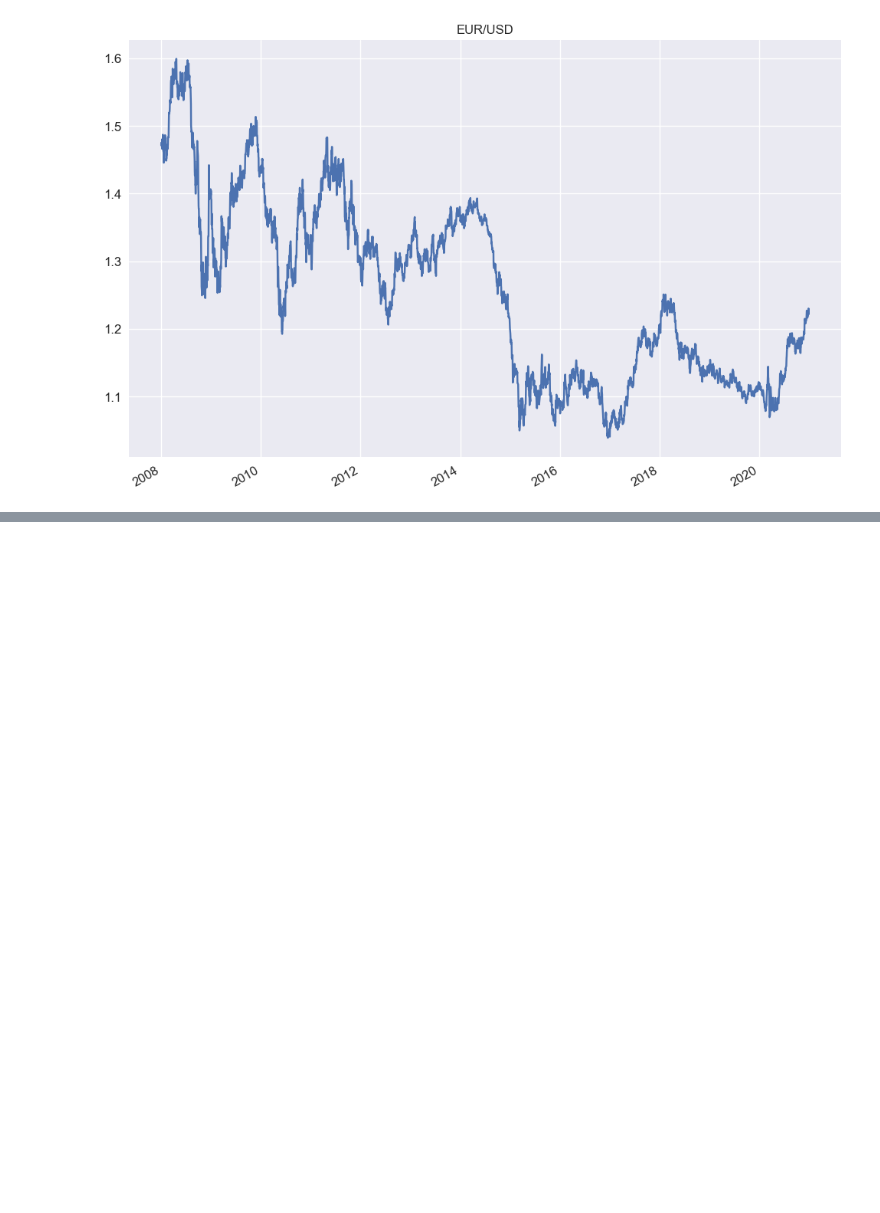
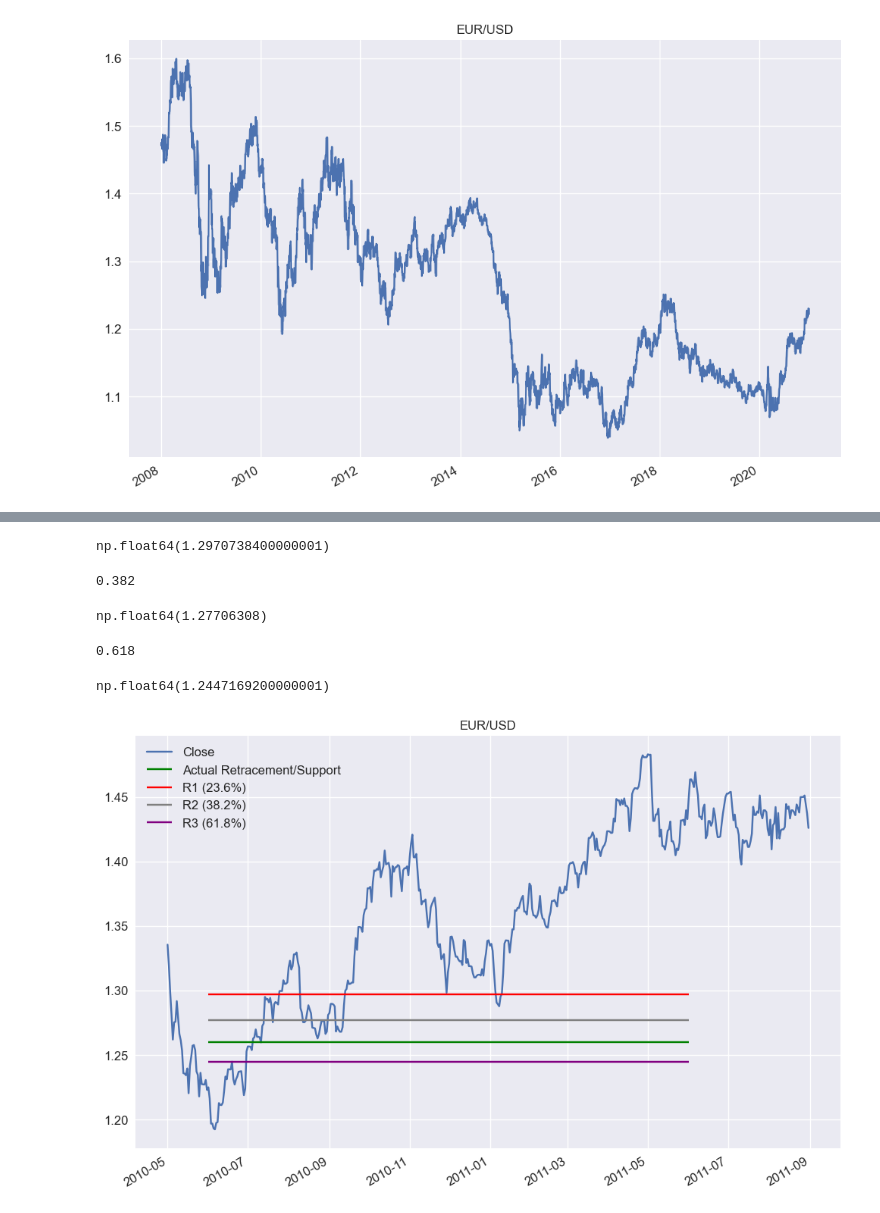
Before and after one commit to AvirukthGT/AlgoTrading, a Jupyter notebook: Fibonacci/Fibonacci.ipynb, the cells around one changed output, grey strips where cells are left out. Saved outputs shown, nothing was run; the diff lists cells and outputs as text; code cells hidden in the pictures; blank space fills up the shorter version.

```diff
--- a/Fibonacci/Fibonacci.ipynb
+++ b/Fibonacci/Fibonacci.ipynb
@@ -45,0 +81,35 @@ plt.show()
+# %%
+R1 = high - (high-low) * fibonacci1
+R1
+# %% [output]
+np.float64(1.2970738400000001)
+# %%
+fibonacci2 = 0.382
+fibonacci2
+# %% [output]
+0.382
+# %%
+R2 = high - (high-low) * fibonacci2
+R2
+# %% [output]
+np.float64(1.27706308)
+# %%
+fibonacci3 = 0.618
+fibonacci3
+# %% [output]
+0.618
+# %%
+R3 = high - (high-low) * fibonacci3
+R3
+# %% [output]
+np.float64(1.2447169200000001)
+# %%
+data.loc["05-2010":"08-2011", "Close"].plot(figsize = (12, 8), title = "EUR/USD", fontsize = 12)
+plt.hlines(y = 1.26, xmin = "06-2010", xmax = "06-2011", color = "green", label = "Actual Retracement/Support")
+plt.hlines(y = R1, xmin = "06-2010", xmax = "06-2011", color = "red", label = "R1 (23.6%)")
+plt.hlines(y = R2, xmin = "06-2010", xmax = "06-2011", color = "grey", label = "R2 (38.2%)")
+plt.hlines(y = R3, xmin = "06-2010", xmax = "06-2011", color = "purple", label = "R3 (61.8%)")
+plt.legend(fontsize = 12)
+plt.show()
+# %% [output]
+[figure, added]
```
Also changed, not shown: parts of 10 cells of this notebook.
